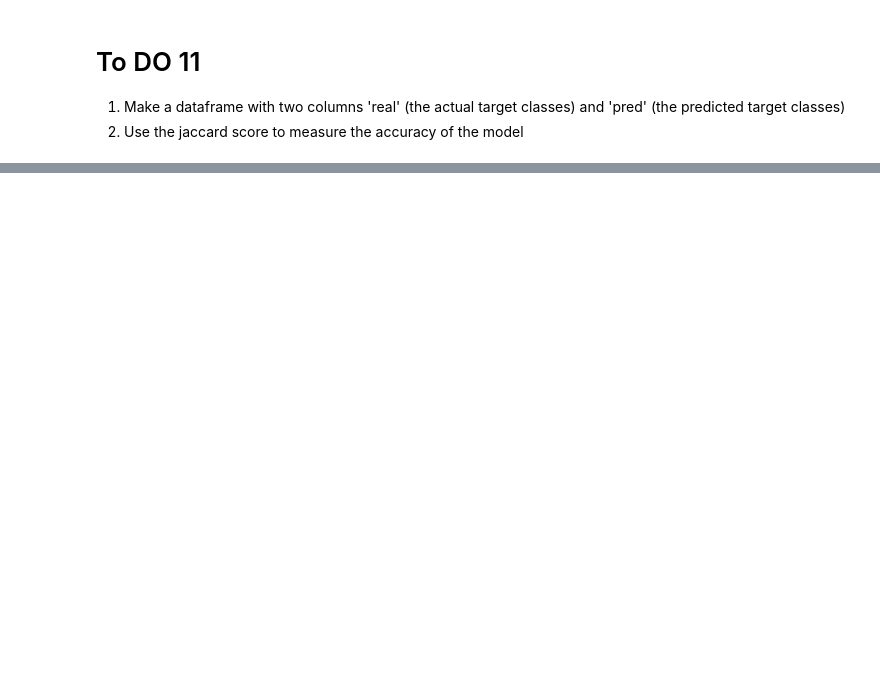
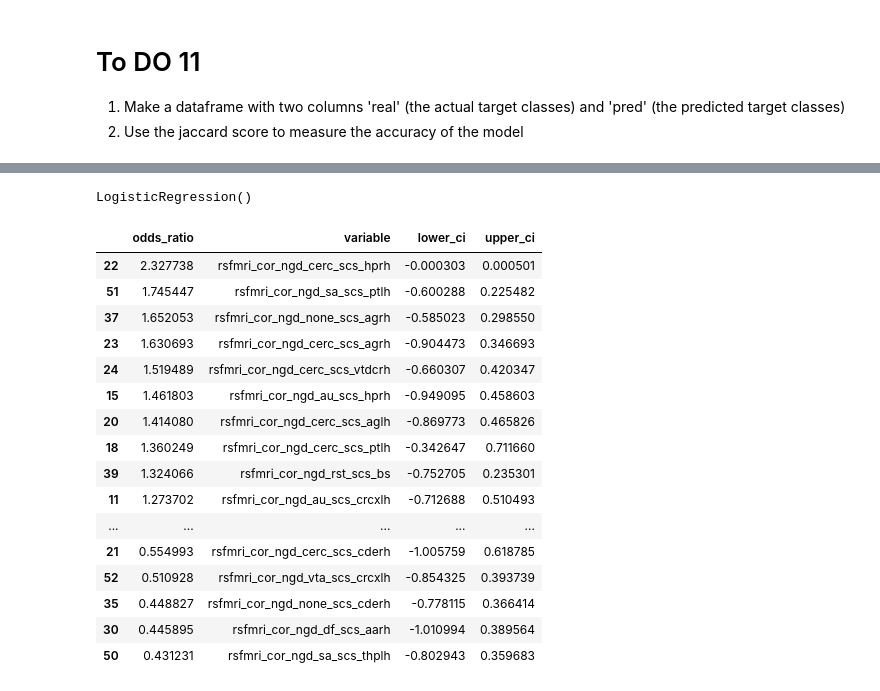
Before and after one commit to grace-shearrer/SSIB-2024, a Jupyter notebook: SSBneuroAnalysis-YANA2DO.ipynb, the cells around one changed output, grey strips where cells are left out. Cells and saved outputs as stored; diff of their text form; code cells hidden in the pictures; blank space fills up the shorter version.

```diff
--- a/SSBneuroAnalysis-YANA2DO.ipynb
+++ b/SSBneuroAnalysis-YANA2DO.ipynb
@@ -118,5 +120,5 @@ for i in rois_0[5:422]: #here need 422 to get 421 included!
 
 # How can you do this without a loop?
 
-ROIS.append(rois[425])
+ROIS.append(rois_0[425])
 ROIS
@@ -284,7 +341,7 @@ grid_search.fit(X_train1, y_train1)
 
 bestK = []
 bestC = []
-for i in range(50):
+for i in range(5):
     print(i)
     # Setup GridSearchCV
     grid_search = GridSearchCV(anova_svm, param_grid=param_grid, cv=10, n_jobs=4)
@@ -483,0 +678,11 @@ print("Jaccard Similarity Score:", jaccard)
+# %%
+#x_train, x_test, y_train, y_test = train_test_split(x, y, test_size=0.2, random_state=1)
+
+logisticRegr = LogisticRegression()
+logisticRegr.fit(X_test_reg_sm, y_testReg)
+
+df=pd.DataFrame({'odds_ratio':(np.exp(logisticRegr.coef_).T).tolist(),'variable':X_test_reg_sm.columns.tolist()})
+df['odds_ratio'] = df['odds_ratio'].str.get(0)
+
+df=df.sort_values('odds_ratio', ascending=False)
+df
@@ -483,0 +707,48 @@ print("Jaccard Similarity Score:", jaccard)
+# %%
+logisticRegr
+# %% [output]
+LogisticRegression()
+# %%
+from sklearn.utils import resample
+import numpy as np
+
+# Define the number of bootstrap samples
+n_bootstraps = 1000
+coef_matrix = []
+
+# Bootstrap loop
+for _ in range(n_bootstraps):
+    X_sample, y_sample = resample(X_test_reg_sm, y_testReg)
+    logisticRegr.fit(X_sample, y_sample)
+    coef_matrix.append(logisticRegr.coef_[0])
+
+# Convert to numpy array for ease of calculation
+coef_matrix = np.array(coef_matrix)
+
+# Calculating percentiles for 95% confidence intervals
+lower_bounds = np.percentile(coef_matrix, 2.5, axis=0)
+upper_bounds = np.percentile(coef_matrix, 97.5, axis=0)
+
+# Assuming you have a DataFrame 'df' with your coefficients and variable names
+df['lower_ci'] = lower_bounds
+df['upper_ci'] = upper_bounds
+# %%
+df
+# %% [output]
+|  | odds_ratio | variable | lower_ci | upper_ci |
+| 22 | 2.327738 | rsfmri_cor_ngd_cerc_scs_hprh | -0.000303 | 0.000501 |
+| 51 | 1.745447 | rsfmri_cor_ngd_sa_scs_ptlh | -0.600288 | 0.225482 |
+| 37 | 1.652053 | rsfmri_cor_ngd_none_scs_agrh | -0.585023 | 0.298550 |
+| 23 | 1.630693 | rsfmri_cor_ngd_cerc_scs_agrh | -0.904473 | 0.346693 |
+| 24 | 1.519489 | rsfmri_cor_ngd_cerc_scs_vtdcrh | -0.660307 | 0.420347 |
+| 15 | 1.461803 | rsfmri_cor_ngd_au_scs_hprh | -0.949095 | 0.458603 |
+| 20 | 1.414080 | rsfmri_cor_ngd_cerc_scs_aglh | -0.869773 | 0.465826 |
+| 18 | 1.360249 | rsfmri_cor_ngd_cerc_scs_ptlh | -0.342647 | 0.711660 |
+| 39 | 1.324066 | rsfmri_cor_ngd_rst_scs_bs | -0.752705 | 0.235301 |
+| 11 | 1.273702 | rsfmri_cor_ngd_au_scs_crcxlh | -0.712688 | 0.510493 |
+| ... | ... | ... | ... | ... |
+| 21 | 0.554993 | rsfmri_cor_ngd_cerc_scs_cderh | -1.005759 | 0.618785 |
+| 52 | 0.510928 | rsfmri_cor_ngd_vta_scs_crcxlh | -0.854325 | 0.393739 |
+| 35 | 0.448827 | rsfmri_cor_ngd_none_scs_cderh | -0.778115 | 0.366414 |
+| 30 | 0.445895 | rsfmri_cor_ngd_df_scs_aarh | -1.010994 | 0.389564 |
+| 50 | 0.431231 | rsfmri_cor_ngd_sa_scs_thplh | -0.802943 | 0.359683 |
```
Also changed, not shown: parts of 42 cells of this notebook.
